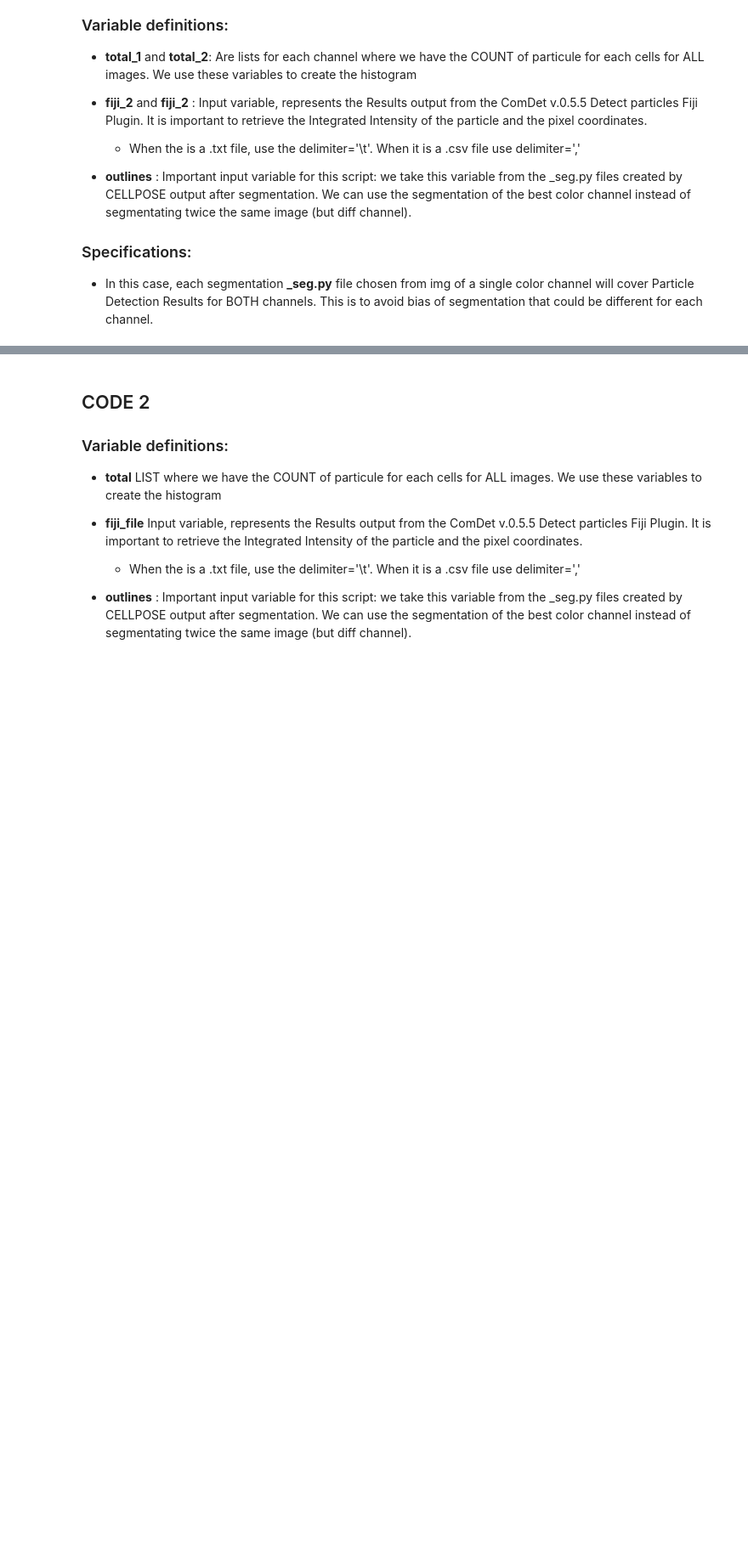
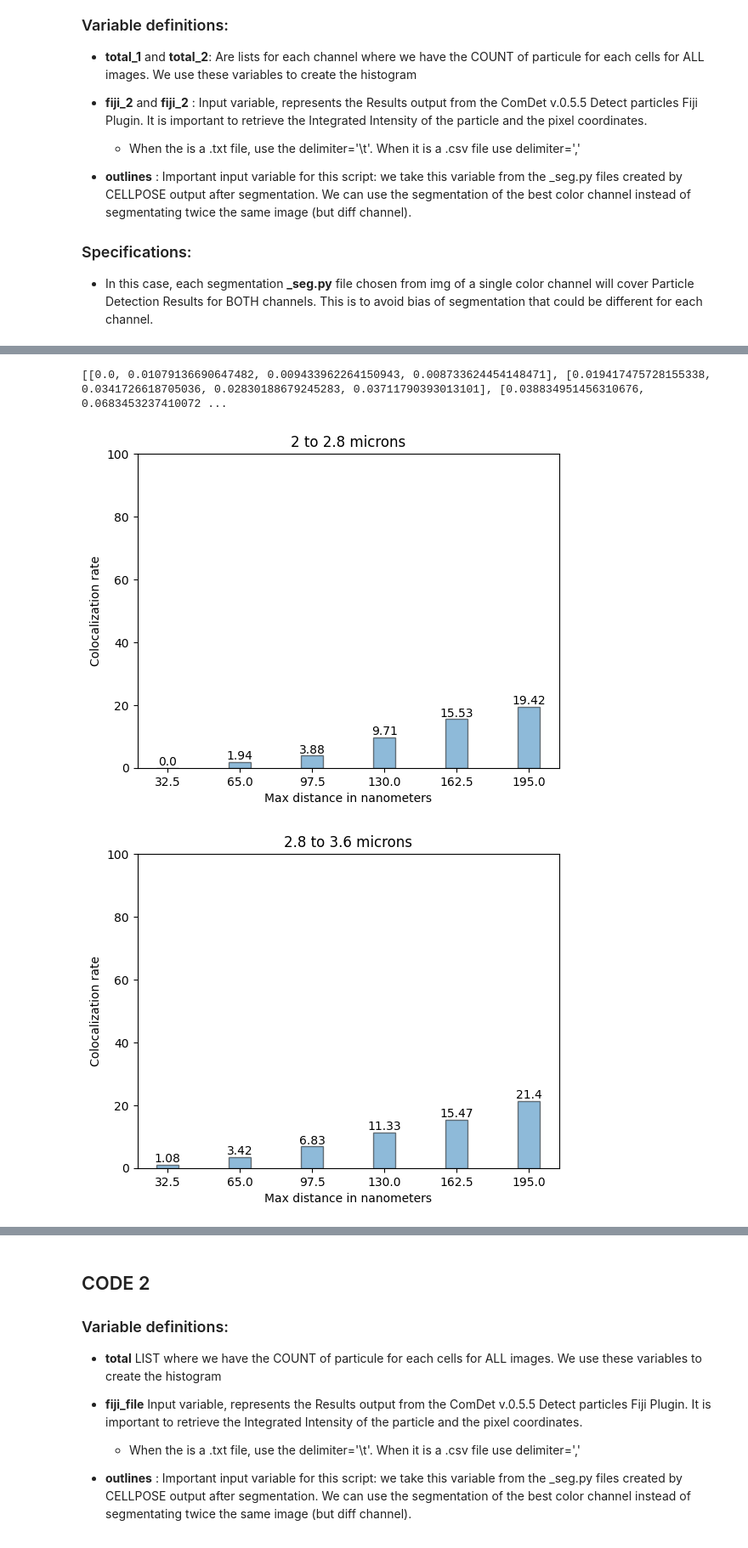
Before and after one commit to Reyes-LamotheLab/microscopy-analysis, a Jupyter notebook: Analysis_withCellpose.ipynb, the cells around one changed output, grey strips where cells are left out. Shown at 85% size. Drawn from its saved outputs; the diff is of its cells as text; code cells hidden in the pictures; blank space fills up the shorter version.

```diff
--- a/Analysis_withCellpose.ipynb
+++ b/Analysis_withCellpose.ipynb
@@ -629,0 +646,44 @@ ValueError: invalid literal for int() with base 10: ''
+# %%
+
+colc=[]
+for val in dict_size.values():
+    sum_by_size=np.sum(val, axis=0)
+    colc.append(sum_by_size)
+#print(colc)
+
+colc2=[]
+tots=[sum(tot_1), sum(tot_2), sum(tot_3), sum(tot_4)]
+for a in colc:
+    quotient=[]
+    for i in range(0,4):
+        quotient.append(a[i]/tots[i])
+    colc2.append(quotient)
+print(colc2)
+
+x_labels =[x*pixel for x in [0.5, 1, 1.5, 2, 2.5, 3]]
+
+data=[list(x) for x in zip(*colc2)]
+
+sizes=["2 to 2.8 microns","2.8 to 3.6 microns", "3.6 to 4.4 microns", "4.4 and above microns"]
+
+for sublist in data:
+    heights = [weight * 100 for weight in sublist]  # Multiply weights by 100
+
+    plt.bar(x_labels, heights, width=10, alpha=0.5,  ec="black")
+
+    # Display the exact frequency above each bar
+    for x, y in zip(x_labels, heights):
+        plt.text(x, y, str(round(float(y),2 )), ha='center', va='bottom')
+
+    plt.ylim(0, 100)
+
+
+    plt.xticks(x_labels)
+    plt.xlabel('Max distance in nanometers')
+    plt.ylabel('Colocalization rate')
+    plt.title(sizes[data.index(sublist)])
+    plt.show()
+# %% [output]
+[[0.0, 0.01079136690647482, 0.009433962264150943, 0.008733624454148471], [0.019417475728155338, 0.0341726618705036, 0.02830188679245283, 0.03711790393013101], [0.038834951456310676, 0.0683453237410072 ...
+[figure, added]
+[figure, added]
```
Also changed, not shown: parts of 9 cells of this notebook.
